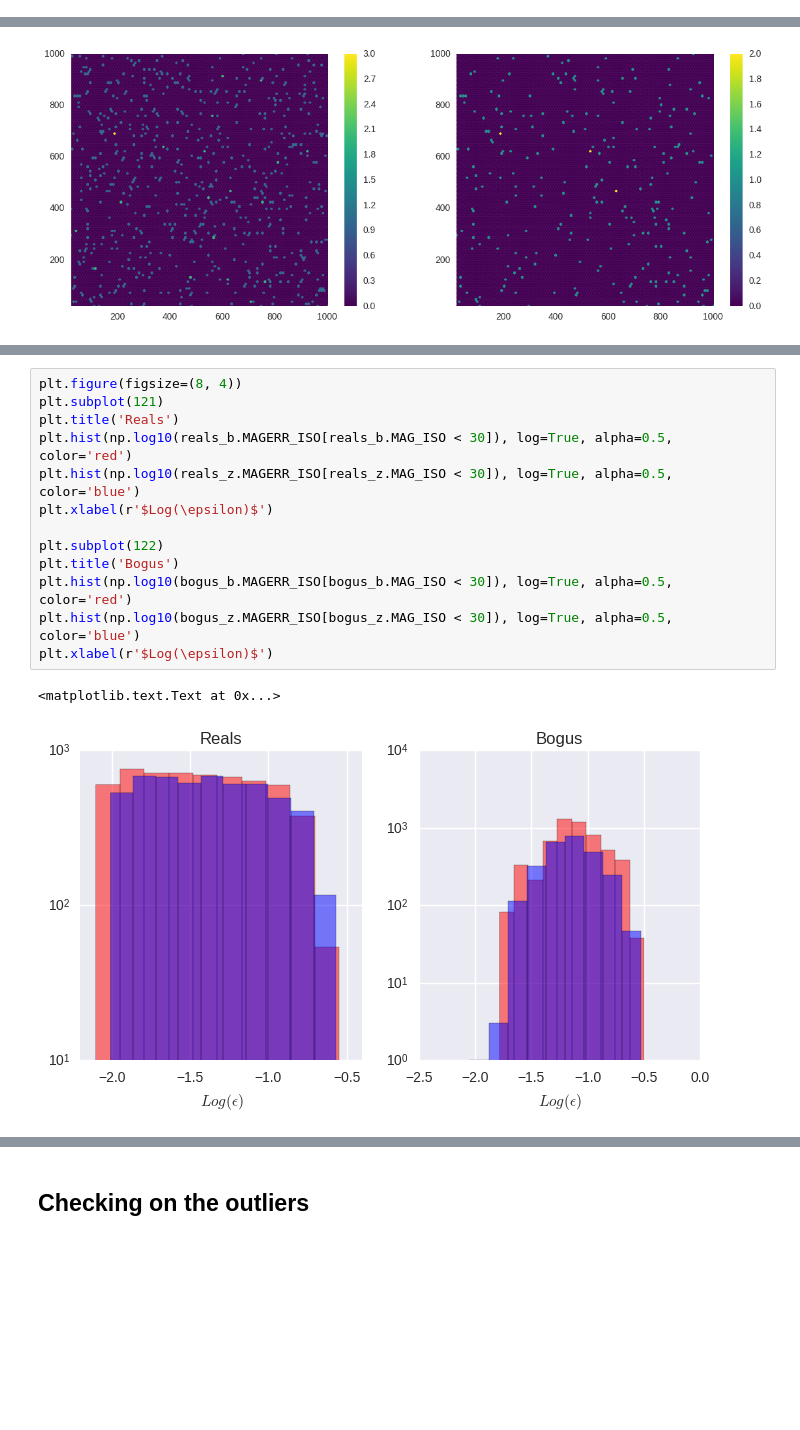
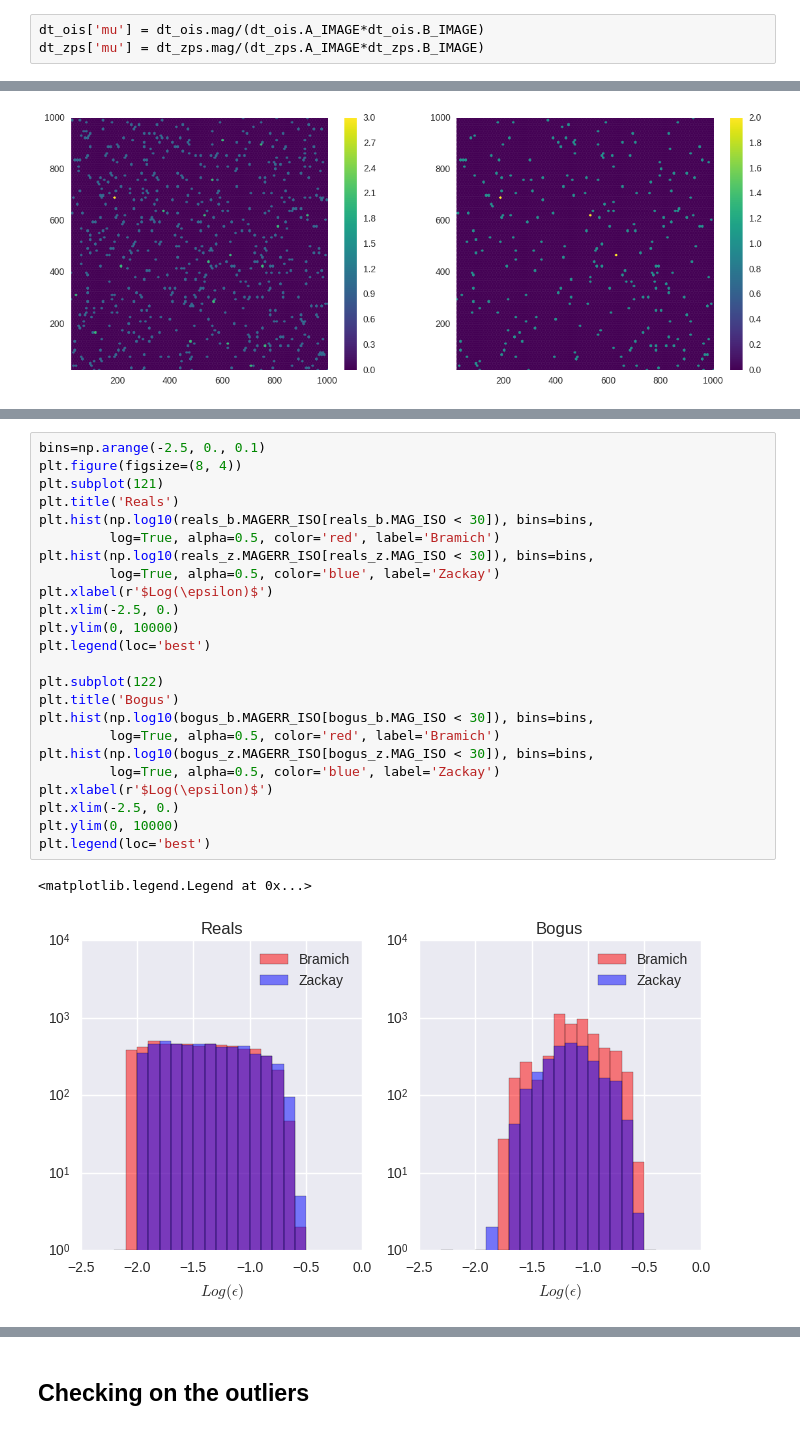
Before and after one commit to BrunoSanchez/RBMLearning, a Jupyter notebook: Plots.ipynb, the cells around one changed output, grey strips where cells are left out. Drawn from its saved outputs; the diff is of its cells as text; blank space fills up the shorter version.

```diff
--- a/Plots.ipynb
+++ b/Plots.ipynb
@@ -150,6 +150,9 @@ plt.legend(loc='best')
 # %% [output]
 <matplotlib.legend.Legend at 0x...>
 [figure]
+# %%
+dt_ois['mu'] = dt_ois.mag/(dt_ois.A_IMAGE*dt_ois.B_IMAGE)
+dt_zps['mu'] = dt_zps.mag/(dt_zps.A_IMAGE*dt_zps.B_IMAGE)
 # %%
 bogus_b = dt_ois[dt_ois.IS_REAL==False]
 reals_b = dt_ois[dt_ois.IS_REAL==True]
@@ -270,16 +290,27 @@ plt.ylim(0, 120)
 # %%
+bins=np.arange(-2.5, 0., 0.1)
 plt.figure(figsize=(8, 4))
 plt.subplot(121)
 plt.title('Reals')
-plt.hist(np.log10(reals_b.MAGERR_ISO[reals_b.MAG_ISO < 30]), log=True, alpha=0.5, color='red')
-plt.hist(np.log10(reals_z.MAGERR_ISO[reals_z.MAG_ISO < 30]), log=True, alpha=0.5, color='blue')
+plt.hist(np.log10(reals_b.MAGERR_ISO[reals_b.MAG_ISO < 30]), bins=bins,
+         log=True, alpha=0.5, color='red', label='Bramich')
+plt.hist(np.log10(reals_z.MAGERR_ISO[reals_z.MAG_ISO < 30]), bins=bins,
+         log=True, alpha=0.5, color='blue', label='Zackay')
 plt.xlabel(r'$Log(\epsilon)$')
+plt.xlim(-2.5, 0.)
+plt.ylim(0, 10000)
+plt.legend(loc='best')
 
 plt.subplot(122)
 plt.title('Bogus')
-plt.hist(np.log10(bogus_b.MAGERR_ISO[bogus_b.MAG_ISO < 30]), log=True, alpha=0.5, color='red')
-plt.hist(np.log10(bogus_z.MAGERR_ISO[bogus_z.MAG_ISO < 30]), log=True, alpha=0.5, color='blue')
+plt.hist(np.log10(bogus_b.MAGERR_ISO[bogus_b.MAG_ISO < 30]), bins=bins,
+         log=True, alpha=0.5, color='red', label='Bramich')
+plt.hist(np.log10(bogus_z.MAGERR_ISO[bogus_z.MAG_ISO < 30]), bins=bins,
+         log=True, alpha=0.5, color='blue', label='Zackay')
 plt.xlabel(r'$Log(\epsilon)$')
+plt.xlim(-2.5, 0.)
+plt.ylim(0, 10000)
+plt.legend(loc='best')
 # %% [output]
-<matplotlib.text.Text at 0x...>
+<matplotlib.legend.Legend at 0x...>
-[figure, old version]
+[figure, new version]
```
Also changed, not shown: parts of 8 cells of this notebook.
